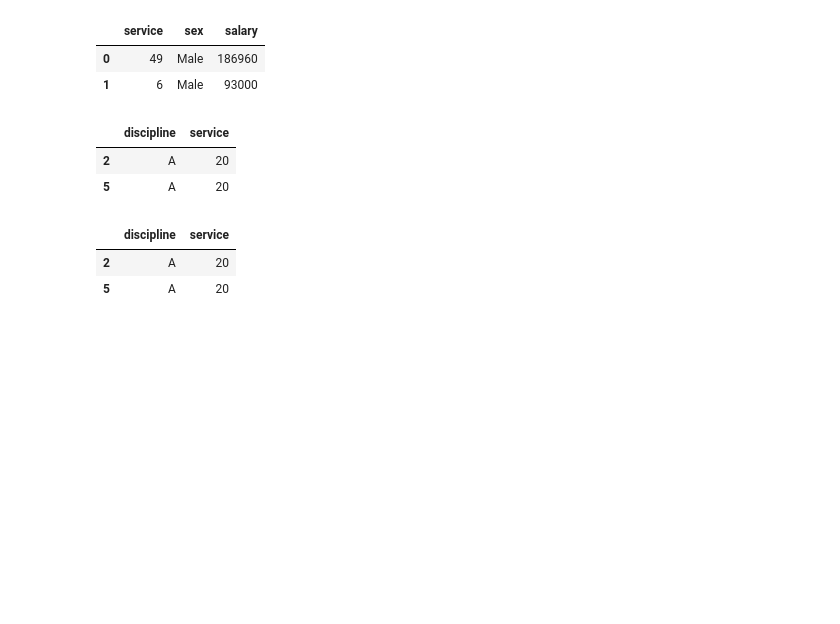
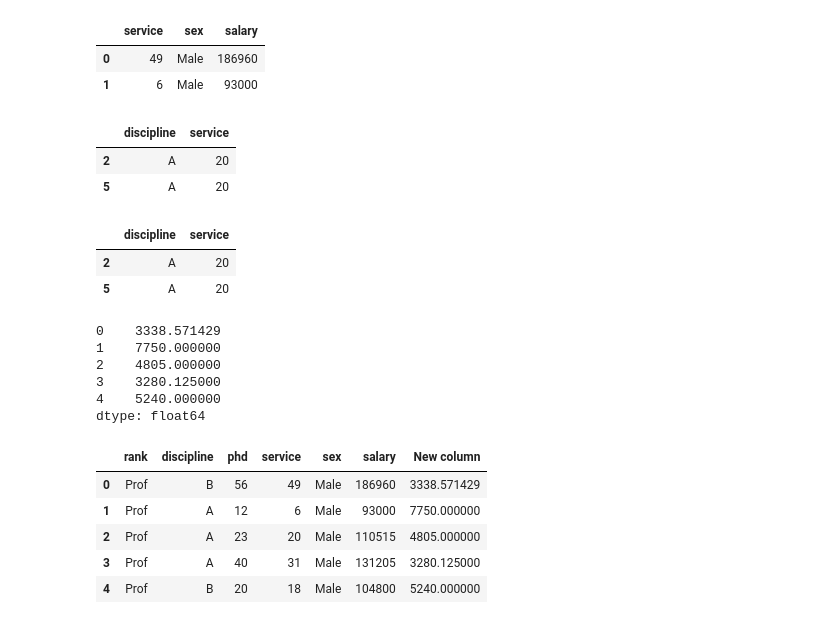
Before and after one commit to Manish-2708/pyt_man, a Jupyter notebook: PythonDay2.ipynb, the cells around one changed output. Cells and saved outputs as stored; diff of their text form; code cells hidden in the pictures; blank space fills up the shorter version.

```diff
--- a/PythonDay2.ipynb
+++ b/PythonDay2.ipynb
@@ -97,0 +100,20 @@ stats.iloc[2:6:3,1:4:2]
+# %%
+result.head()
+# %% [output]
+0    3338.571429
+1    7750.000000
+2    4805.000000
+3    3280.125000
+4    5240.000000
+dtype: float64
+# %%
+stats['New column']=stats.salary/stats.phd
+# %%
+stats.head()
+# %% [output]
+|  | rank | discipline | phd | service | sex | salary | New column |
+| 0 | Prof | B | 56 | 49 | Male | 186960 | 3338.571429 |
+| 1 | Prof | A | 12 | 6 | Male | 93000 | 7750.000000 |
+| 2 | Prof | A | 23 | 20 | Male | 110515 | 4805.000000 |
+| 3 | Prof | A | 40 | 31 | Male | 131205 | 3280.125000 |
+| 4 | Prof | B | 20 | 18 | Male | 104800 | 5240.000000 |
```
Also changed, not shown: parts of 7 cells of this notebook.
